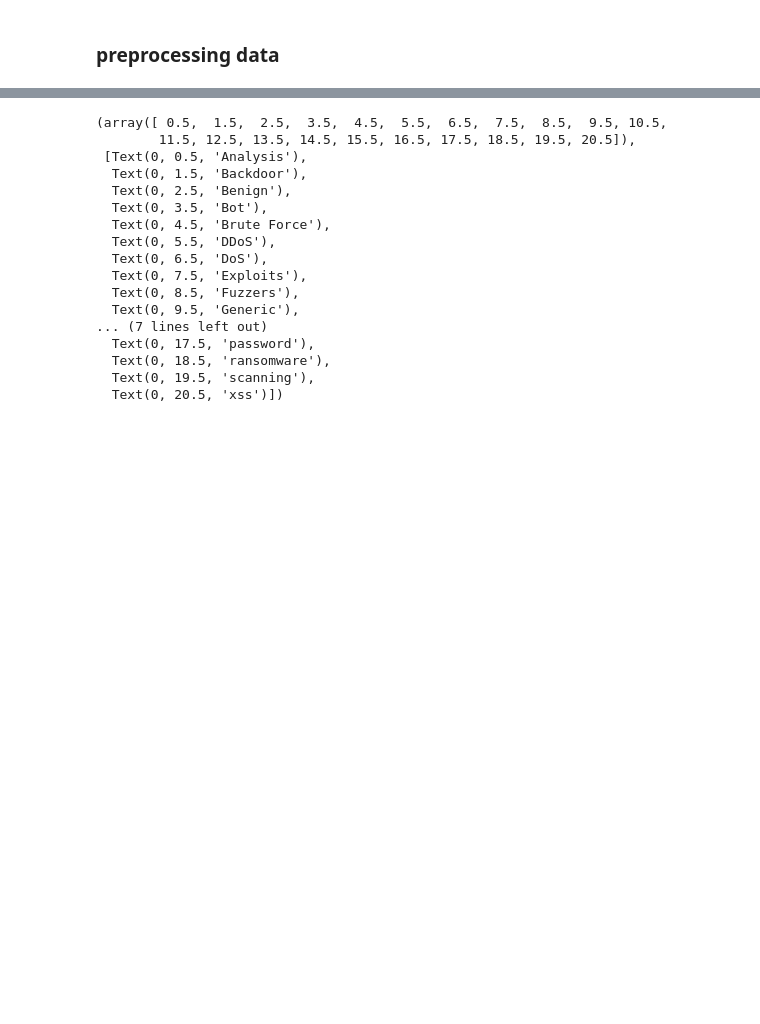
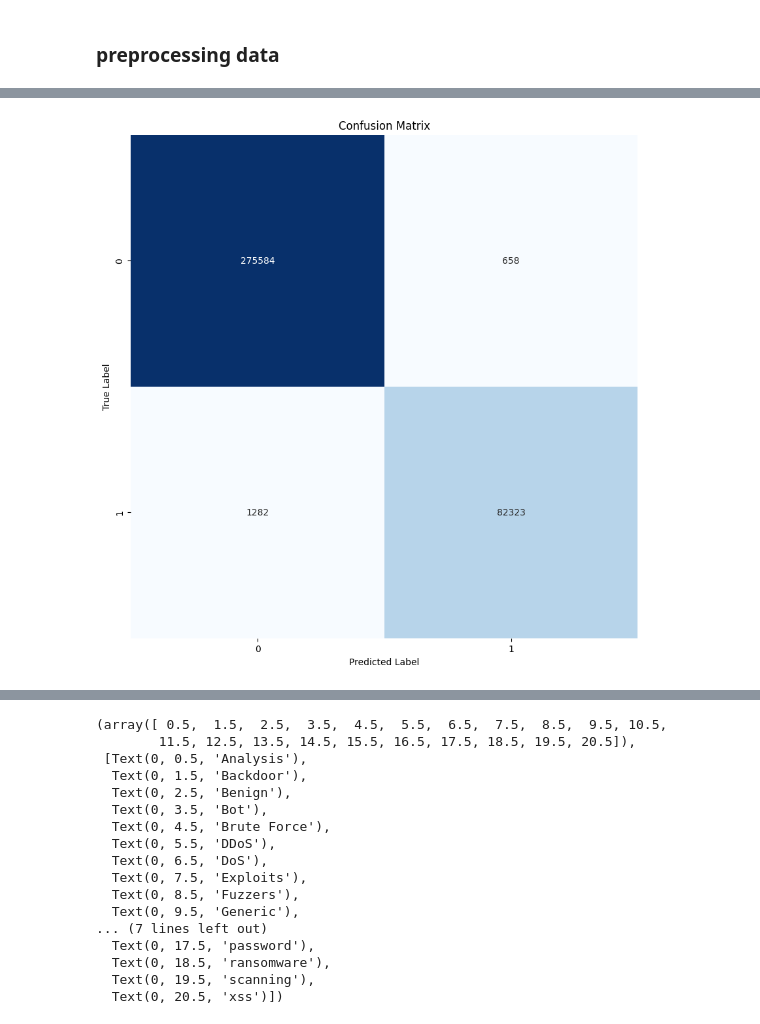
Before and after one commit to pleijan/AwareNet, a Jupyter notebook: IA/experimentation.ipynb, the cells around one changed output, grey strips where cells are left out. Drawn from its saved outputs; the diff is of its cells as text; code cells hidden in the pictures; blank space fills up the shorter version.

```diff
--- a/IA/experimentation.ipynb
+++ b/IA/experimentation.ipynb
@@ -119,3 +137,5 @@ train_10_enc, test_10_enc = train_test_split(df_10_enc, test_size=0.96, random_s
+# %%
+train_10_enc_lab,test_10_enc_lab = train_test_split(df_10_enc, test_size=0.30, random_state=42, stratify=df_10_enc['Label'])
 # %%
 # XGBoost
 
@@ -126,0 +157,4 @@ ValueError: Invalid classes inferred from unique values of `y`.  Expected: [ 0
+# %%
+xgb_clf_10_lab = xgb.XGBClassifier(objective='binary:logistic', n_jobs=-1, random_state=42)
+
+xgb_clf_10_lab.fit(train_10_enc_lab.drop(['Attack','Label'], axis=1), train_10_enc_lab['Label'])
@@ -127,3 +173,18 @@ ValueError: Invalid classes inferred from unique values of `y`.  Expected: [ 0
+# %%
+xgb_clf_10_lab.score(test_10_enc_lab.drop(['Attack','Label'], axis=1), test_10_enc_lab['Label'])
+
+# plot confusion matrix
+from sklearn.metrics import confusion_matrix
+
+cm = confusion_matrix(test_10_enc_lab['Label'], xgb_clf_10_lab.predict(test_10_enc_lab.drop(['Attack','Label'], axis=1)))
+plt.figure(figsize=(10, 10))
+sns.heatmap(cm, annot=True, fmt='d', cmap='Blues', cbar=False)
+plt.xlabel('Predicted Label')
+plt.ylabel('True Label')
+plt.title('Confusion Matrix')
+plt.show()
+# %% [output]
+[figure, added]
 # %%
 xgb_clf_10.score(test_10_enc.drop(['Attack','Label'], axis=1), test_10_enc['Attack'])
 # %% [output]
```
Also changed, not shown: parts of 28 cells of this notebook.
